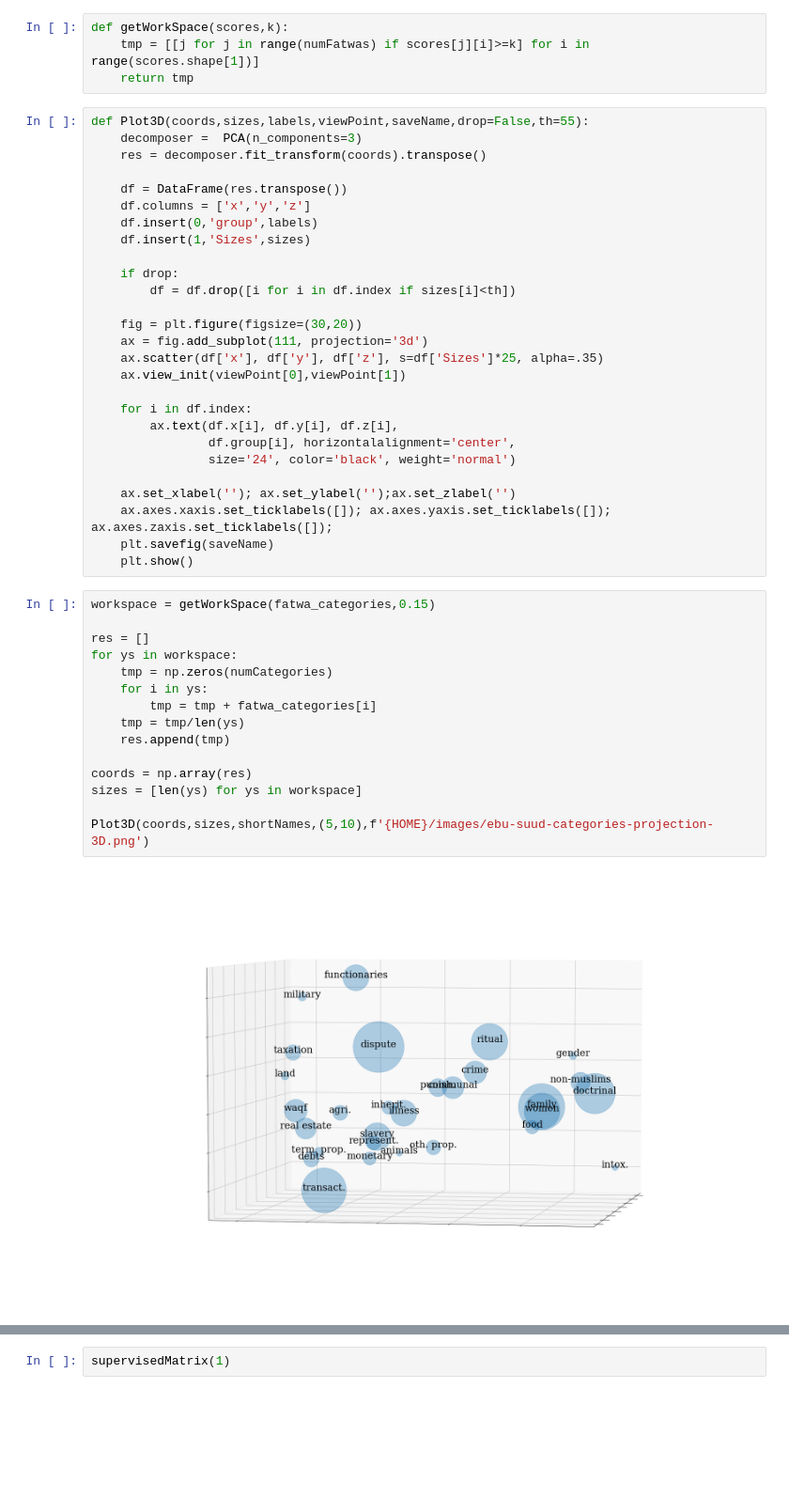
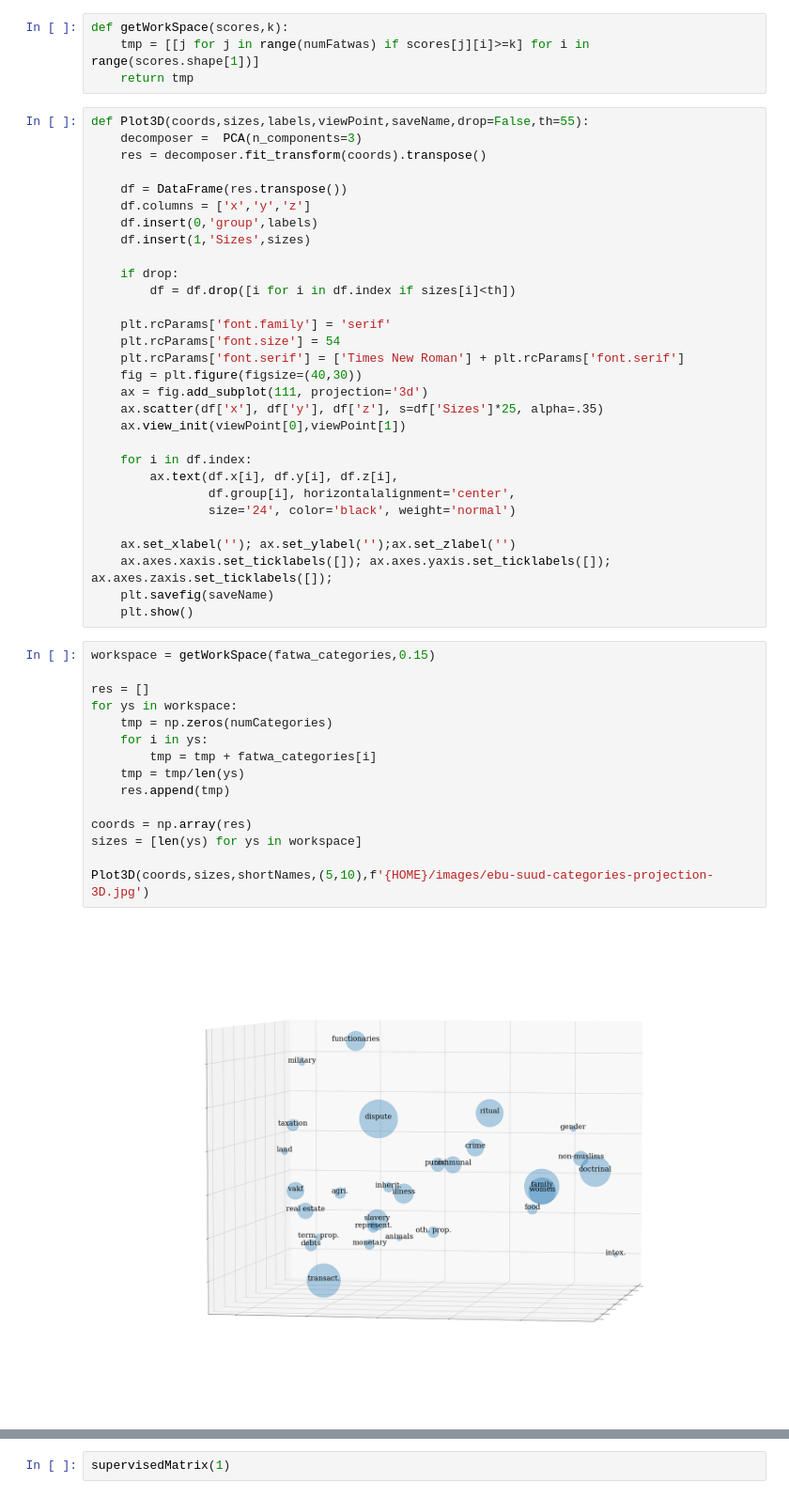
Before and after one commit to kaygun/Semantic_Mapping, a Jupyter notebook: notebooks/all-computations.ipynb, the cells around one changed output, grey strips where cells are left out. Shown at 94% size. Saved outputs shown, nothing was run; the diff lists cells and outputs as text; blank space fills up the shorter version.

Commit message:
image resolutions are scalep up

```diff
--- a/notebooks/all-computations.ipynb
+++ b/notebooks/all-computations.ipynb
@@ -107,7 +107,10 @@ def Plot3D(coords,sizes,labels,viewPoint,saveName,drop=False,th=55):
     if drop:
         df = df.drop([i for i in df.index if sizes[i]<th])
 
-    fig = plt.figure(figsize=(30,20))
+    plt.rcParams['font.family'] = 'serif'
+    plt.rcParams['font.size'] = 54
+    plt.rcParams['font.serif'] = ['Times New Roman'] + plt.rcParams['font.serif']
+    fig = plt.figure(figsize=(40,30))
     ax = fig.add_subplot(111, projection='3d')
     ax.scatter(df['x'], df['y'], df['z'], s=df['Sizes']*25, alpha=.35)
     ax.view_init(viewPoint[0],viewPoint[1])
@@ -124,20 +127,20 @@ def Plot3D(coords,sizes,labels,viewPoint,saveName,drop=False,th=55):
 # %%
 workspace = getWorkSpace(fatwa_categories,0.15)
 
 res = []
 for ys in workspace:
     tmp = np.zeros(numCategories)
     for i in ys:
         tmp = tmp + fatwa_categories[i]
     tmp = tmp/len(ys)
     res.append(tmp)
 
 coords = np.array(res)
 sizes = [len(ys) for ys in workspace]
 
-Plot3D(coords,sizes,shortNames,(5,10),f'{HOME}/images/ebu-suud-categories-projection-3D.png')
+Plot3D(coords,sizes,shortNames,(5,10),f'{HOME}/images/ebu-suud-categories-projection-3D.jpg')
 # %% [output]
-[figure, old version]
+[figure, new version]
 # %%
 workspace = getWorkSpace(fatwa_topics,0.22)
 
```
Also changed, not shown: parts of 10 cells of this notebook, 15 other files.
